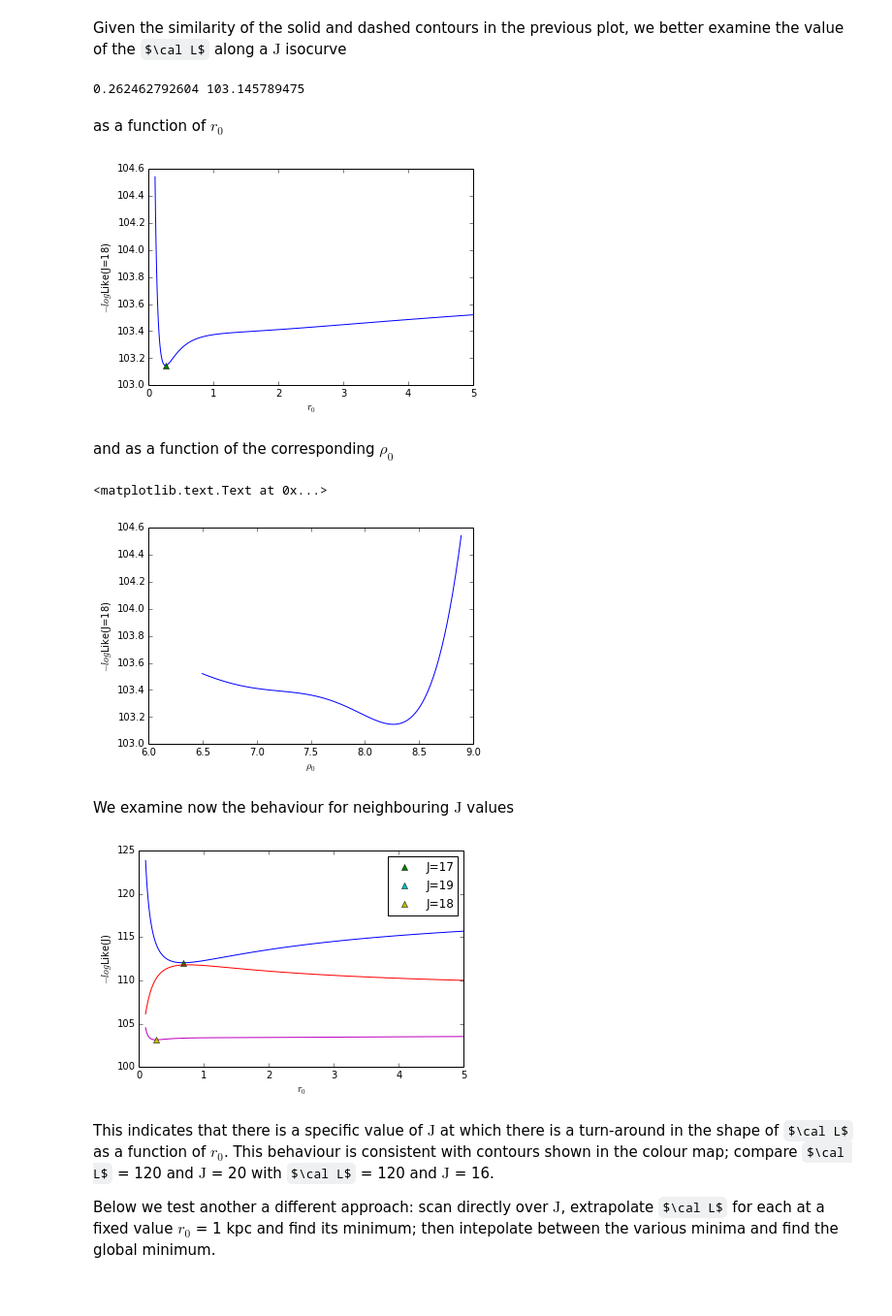
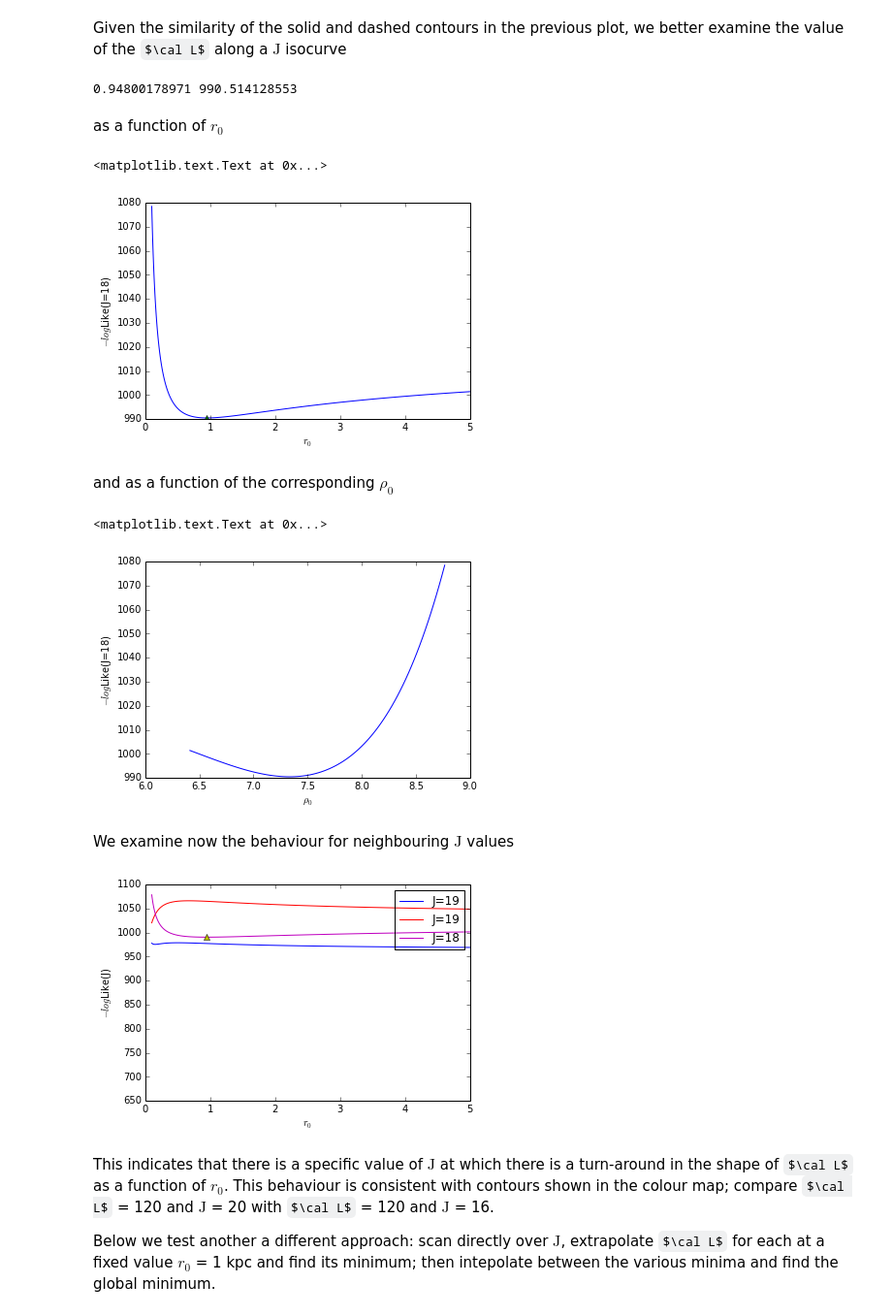
Before and after one commit to achiappo/FRESKA, a Jupyter notebook: spherical_jeans_analysis.ipynb, the cells around one changed output. Shown: that part at 97% size. Cells and saved outputs as stored; diff of their text form; code cells hidden in the pictures; some formulas as TeX source.

```diff
--- a/spherical_jeans_analysis.ipynb
+++ b/spherical_jeans_analysis.ipynb
@@ -195,7 +195,7 @@ def get_data(gal):
 
     return x,v,dv,rh,rt,nstars,D,pa
 
-dwarf = 'umaI'
+dwarf = 'dra'
 data = get_data(dwarf)
 R=data[0]
 v=data[1]
@@ -278,6 +277,7 @@ from scipy import optimize as sciopt
 def MinFunc(log10_M0,j):
     return logLike(10**log10_M0,j)
 j=0
-results = sciopt.minimize_scalar(MinFunc, bracket=None, bounds=None, args=(j,), method='brent', tol=None, options=None)
+results = sciopt.minimize_scalar(MinFunc, bracket=None, bounds=None,
+                                 args=(j,), method='brent', tol=None, options=None)
 print results
 # %% [output]
@@ -297,8 +297,7 @@ plt.plot(10**results['x'],results['fun'],'v')
 min_arrays = np.zeros_like(r0_array)
 fmin_arrays = np.zeros_like(r0_array)
 for j,r0 in enumerate(r0_array):
-    results = sciopt.minimize_scalar(MinFunc, bracket=None, bounds=None, args=(j,),
-                                     method='brent', tol=None, options=None)
+    results = sciopt.minimize_scalar(MinFunc,args=(j,))
     min_arrays[j]=results['x']
     fmin_arrays[j]=results['fun']
 #plt.figure()
@@ -503,7 +505,7 @@ spline_LikeJ_r0 = spline(r0_array,LikeJj,s=0)
 min_LikeJ_r0 = sciopt.minimize_scalar(spline_LikeJ_r0)
 print min_LikeJ_r0.x,spline_LikeJ_r0(min_LikeJ_r0.x)
 # %% [output]
-0.262462792604 103.145789475
+0.94800178971 990.514128553
 # %% [markdown]
 as a function of $r_0$
 # %%
@@ -511,10 +513,11 @@ plt.plot(r0_array,LikeJj)
 plt.plot(min_LikeJ_r0.x,spline_LikeJ_r0(min_LikeJ_r0.x),'^')
 plt.xlim(0,5)
 plt.xlabel(r'$r_0$')
-plt.ylabel(r'$-log$Like(J=18)')
-plt.savefig('output/LikeJ18.png',dpi=100,format='png')
+plt.ylabel(r'$-log$Like(J=%i)'%J)
+#plt.savefig('output/LikeJ18.png',dpi=100,format='png')
 # %% [output]
+<matplotlib.text.Text at 0x...>
-[figure, old version]
+[figure, new version]
 # %% [markdown]
 and as a function of the corresponding $\rho_0$
 # %%
@@ -523,30 +526,30 @@ plt.xlabel(r'$\rho_0$')
 plt.ylabel(r'$-log$Like(J=18)')
 # %% [output]
 <matplotlib.text.Text at 0x...>
-[figure, old version]
+[figure, new version]
 # %% [markdown]
 We examine now the behaviour for neighbouring $\mathrm{J}$ values
 # %%
 tmax=0.5
 rt=np.inf
-for J in (17,19):
+for J in (19,19.8):
     LikeJ_values = np.zeros_like(r0_array)
     for j,r0 in enumerate(r0_array):
         min_deltaJ = sciopt.minimize_scalar(deltaJ,args=(J,D,rt,r0,tmax),tol=1e-8)
         LikeJ_values[j] = logLike(10.**min_deltaJ.x*r0**3.,j)
     spline_LikeJ = spline(r0_array,LikeJ_values,s=0)
-    min_LikeJ = sciopt.minimize_scalar(spline_LikeJ)
-    plt.plot(r0_array,LikeJ_values)
-    plt.plot(min_LikeJ.x,spline_LikeJ(min_LikeJ.x),'^',label='J=%i'%J)
-plt.plot(r0_array,LikeJj)
-plt.plot(min_LikeJ_r0.x,spline_LikeJ_r0(min_LikeJ_r0.x),'^',label='J=18')
+    min_LikeJ = sciopt.minimize_scalar(spline_LikeJ,bracket=(1e-3,2.),tol=1e-8)
+    plt.plot(r0_array,LikeJ_values,label='J=%i'%J)
+    plt.plot(min_LikeJ.x,spline_LikeJ(min_LikeJ.x),'^')
+plt.plot(r0_array,LikeJj,label='J=18')
+plt.plot(min_LikeJ_r0.x,spline_LikeJ_r0(min_LikeJ_r0.x),'^')
 plt.xlim(0,5)
 plt.legend(numpoints=1,loc='upper right')
 plt.xlabel(r'$r_0$')
 plt.ylabel(r'$-log$Like(J)')
-plt.savefig('output/LikeJmulti.png',dpi=100,format='png')
+plt.savefig('output/LikeJmulti_%s.png'%dwarf,dpi=100,format='png')
 # %% [output]
-[figure, old version]
+[figure, new version]
 # %% [markdown]
 This indicates that there is a specific value of $\textrm{J}$ at which there is a turn-around in the shape of $\cal L$ as a function of $r_0$. This behaviour is consistent with contours shown in the colour map; compare $\cal L$ = 120 and $\textrm{J}$ = 20 with $\cal L$ = 120 and $\textrm{J}$ = 16.
 
```
Also changed, not shown: parts of 22 cells of this notebook.
